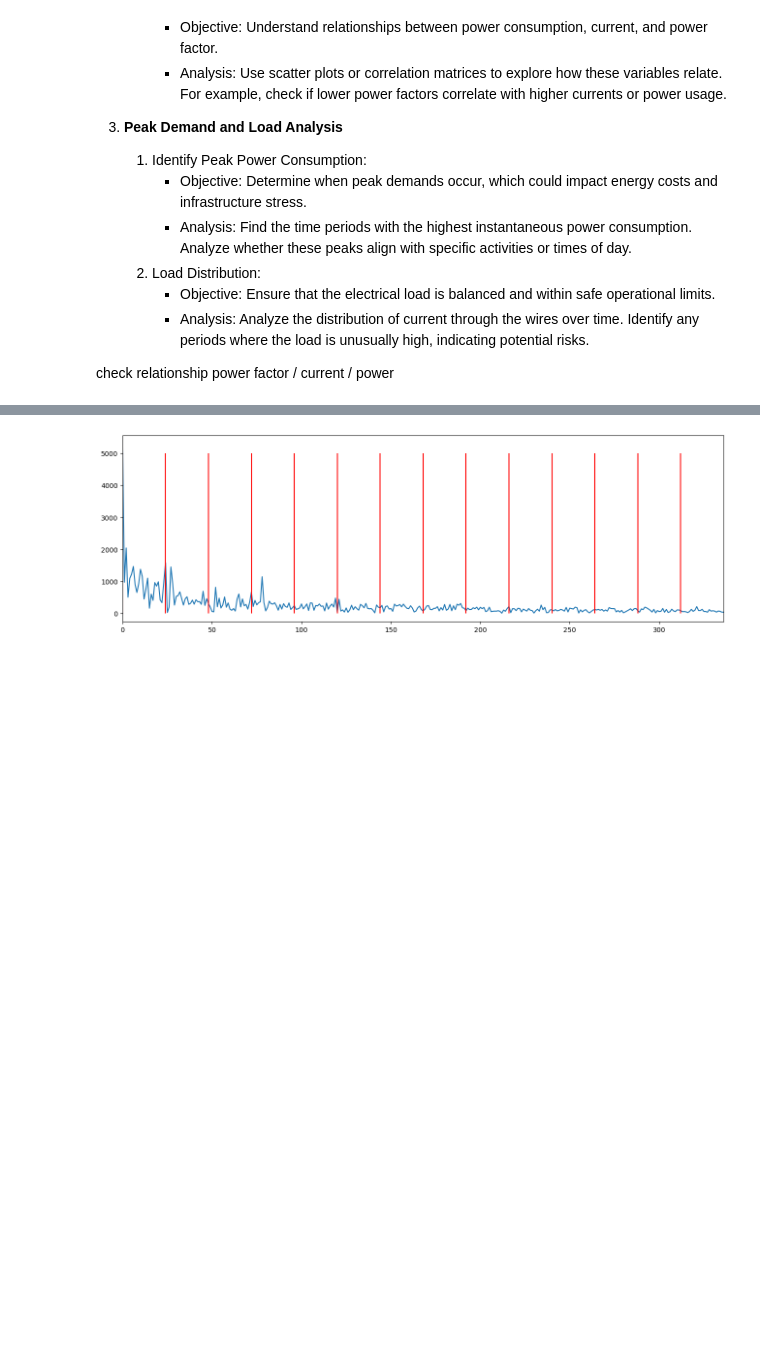
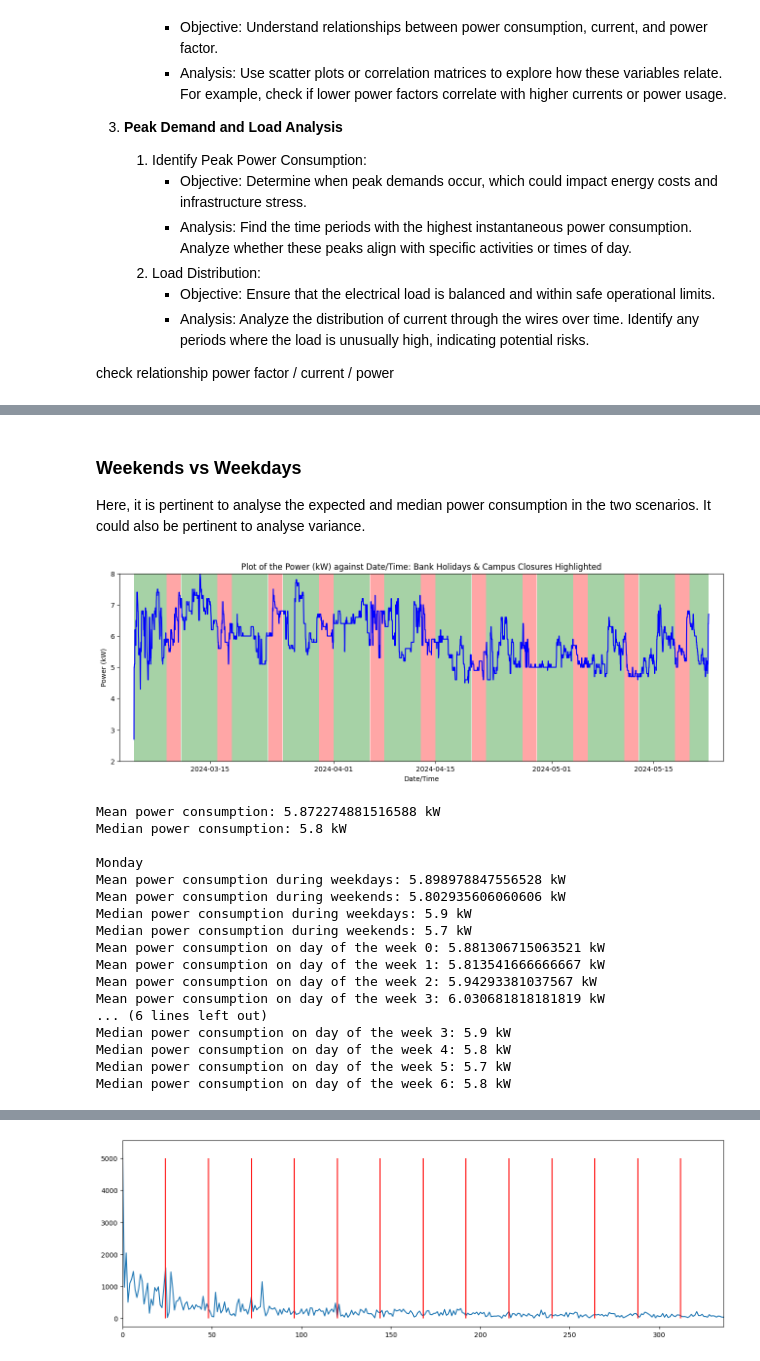
Before and after one commit to ogahector/power_analysis_eeedept, a Jupyter notebook: src/main.ipynb, the cells around one changed output, grey strips where cells are left out. Drawn from its saved outputs; the diff is of its cells as text; code cells hidden in the pictures; blank space fills up the shorter version.

```diff
--- a/src/main.ipynb
+++ b/src/main.ipynb
@@ -95,0 +135,68 @@ plt.show()
+# %% [markdown]
+### Weekends vs Weekdays
+Here, it is pertinent to analyse the expected and median power consumption in the two scenarios. It could also be pertinent to analyse variance.
+# %%
+plt.figure(figsize=(16, 5))
+
+header = "Power (kW)"
+vertical_limits = (2, 8)
+
+plt.plot(dl1["Date/Time"], dl1[header], color='b')
+plt.fill_between(dl1["Date/Time"], vertical_limits[0], vertical_limits[1], step='post',
+                 where=[time.weekday() == 5 or time.weekday() == 6 for time in dl1["Date/Time"]],
+                 facecolor='r', alpha=0.35)
+plt.fill_between(dl1["Date/Time"], vertical_limits[0], vertical_limits[1], step='post',
+                 where=[time.weekday() != 5 and time.weekday() != 6 for time in dl1["Date/Time"]],
+                 facecolor='g', alpha=0.35)
+plt.ylim(vertical_limits)
+plt.xlim(dl1["Date/Time"].iloc[0] - pd.Timedelta(days=2), dl1["Date/Time"].iloc[-1] + pd.Timedelta(days=2))
+plt.xlabel("Date/Time")
+plt.ylabel(header)
+plt.title("Plot of the " + header + " against Date/Time: Bank Holidays & Campus Closures Highlighted")
+
+plt.show()
+
+## Mean and median total consumption
+print("Mean power consumption: " + str(dl1[header].mean()) + " kW")
+print("Median power consumption: " + str(dl1[header].median()) + " kW\n")
+
+power_days = [[]]*9
+for i in range(7):
+    power_days[i] = [dl1[header].iloc[j] for j in range(len(dl1)) if dl1["Date/Time"].iloc[j].weekday() == i]
+power_days[7] = [dl1[header].iloc[j] for j in range(len(dl1)) if dl1["Date/Time"].iloc[j].weekday() not in (5, 6)]
+power_days[8] = [dl1[header].iloc[j] for j in range(len(dl1)) if dl1["Date/Time"].iloc[j].weekday() in (5, 6)]
+
+print(dl1["Date/Time"].iloc[0].day_name())
+
+# power_days[7] = weekdays; power_days[8] = weekends;
+# the rest follows the pd.datetime convetion, assuming Monday == 0
+## Now, let's analyse the mean and median in weekends vs weekdays
+print("Mean power consumption during weekdays: " + str(np.mean(power_days[7])) + " kW")
+print("Mean power consumption during weekends: " + str(np.mean(power_days[8])) + " kW")
+print("Median power consumption during weekdays: " + str(np.median(power_days[7])) + " kW")
+print("Median power consumption during weekends: " + str(np.median(power_days[8])) + " kW")
+
+## Let's also do the same for all days of the week!
+for i in range(0, 7):
+    print("Mean power consumption on day of the week " + str(i) + ": " + str(np.mean(power_days[i])) + " kW")
+for i in range(0, 7):
+    print("Median power consumption on day of the week " + str(i) + ": " + str(np.median(power_days[i])) + " kW")
+# %% [output]
+[figure, added]
+Mean power consumption: 5.872274881516588 kW
+Median power consumption: 5.8 kW
+
+Monday
+Mean power consumption during weekdays: 5.898978847556528 kW
+Mean power consumption during weekends: 5.802935606060606 kW
+Median power consumption during weekdays: 5.9 kW
+Median power consumption during weekends: 5.7 kW
+Mean power consumption on day of the week 0: 5.881306715063521 kW
+Mean power consumption on day of the week 1: 5.813541666666667 kW
+Mean power consumption on day of the week 2: 5.94293381037567 kW
+Mean power consumption on day of the week 3: 6.030681818181819 kW
+... (6 lines left out)
+Median power consumption on day of the week 3: 5.9 kW
+Median power consumption on day of the week 4: 5.8 kW
+Median power consumption on day of the week 5: 5.7 kW
+Median power consumption on day of the week 6: 5.8 kW
```
Also changed, not shown: parts of 14 cells of this notebook, 1 other file.
